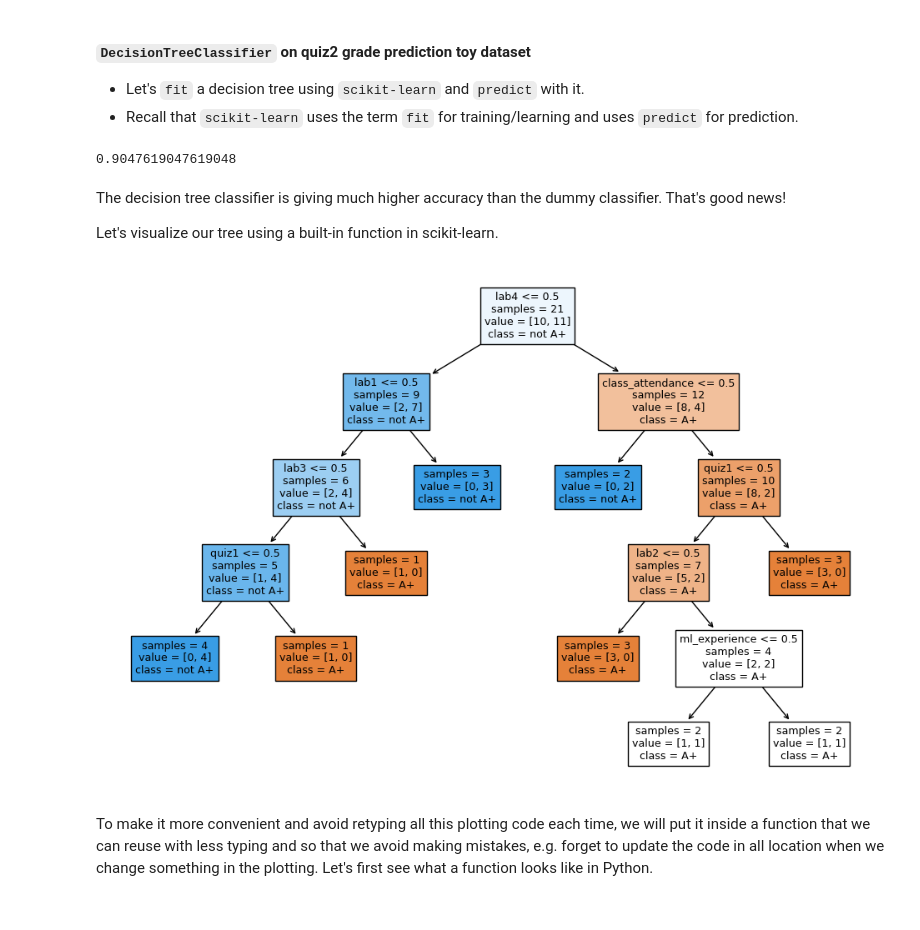
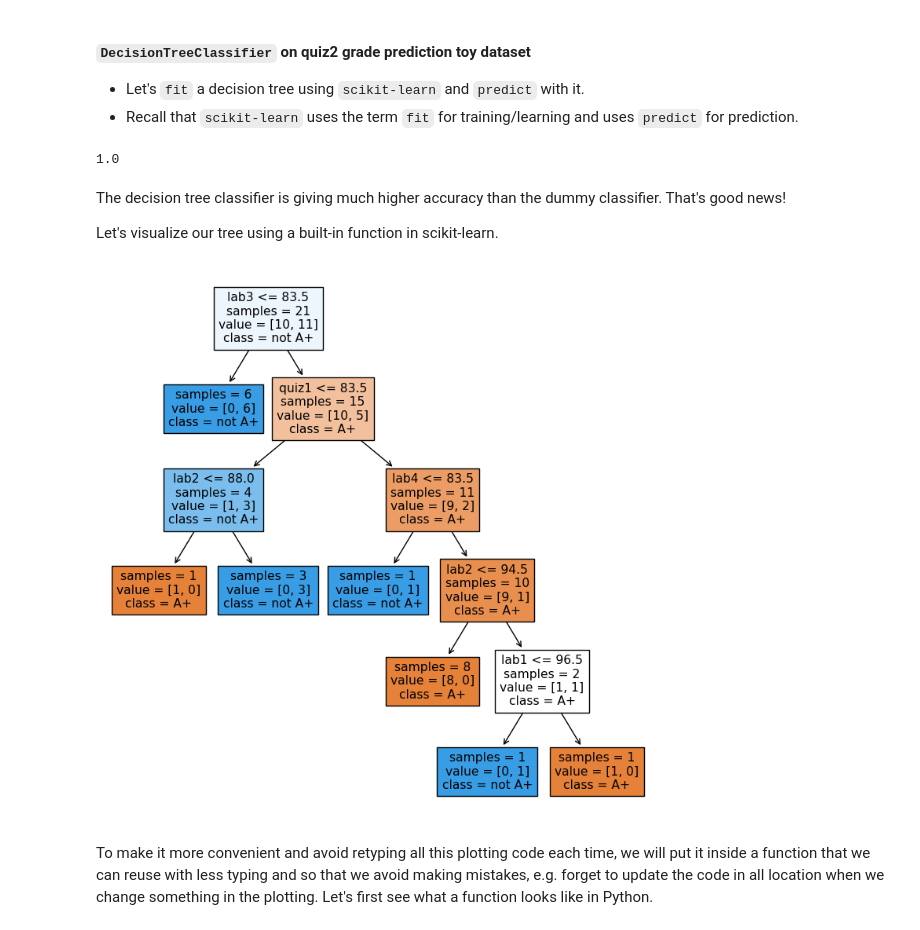
Before and after one commit to UBC-MDS/intro-to-ml-workshop, a Jupyter notebook: modules/01_terminology-baselines-decision-trees.ipynb, the cells around one changed output. Drawn from its saved outputs; the diff is of its cells as text; code cells hidden in the pictures.

```diff
--- a/modules/01_terminology-baselines-decision-trees.ipynb
+++ b/modules/01_terminology-baselines-decision-trees.ipynb
@@ -399,8 +400,8 @@ Name: quiz2, dtype: object
 #### `DummyClassifier` on quiz2 grade prediction toy dataset
 # %%
 dummy_clf = DummyClassifier()
-dummy_clf.fit(X_binary, y)
-dummy_clf.score(X_binary, y)
+dummy_clf.fit(X, y)
+dummy_clf.score(X, y)
 # %% [output]
 0.5238095238095238
 # %% [markdown]
@@ -418,12 +419,12 @@ from sklearn.tree import DecisionTreeClassifier
 model = DecisionTreeClassifier(random_state=109)
 
 # Fit a decision tree
-model.fit(X_binary, y)
+model.fit(X, y)
 
 # Assess the model
-model.score(X_binary, y)
+model.score(X, y)
 # %% [output]
-0.9047619047619048
+1.0
 # %% [markdown]
 The decision tree classifier is giving much higher accuracy than the dummy classifier. That's good news!
 
@@ -431,18 +432,18 @@ Let's visualize our tree using a built-in function in scikit-learn.
 # %%
 from sklearn.tree import plot_tree
 import matplotlib.pyplot as plt
 
 
 plot_tree(
     model,
     feature_names=model.feature_names_in_,
     class_names=model.classes_,
     filled=True,
     impurity=False,
-    ax=plt.subplots(figsize=(12, 8))[1],  # We need to create a figure to control the overall plot size
+    ax=plt.subplots(figsize=(9, 9))[1],  # We need to create a figure to control the overall plot size
 );
 # %% [output]
-[figure, old version]
+[figure, new version]
 # %% [markdown]
 To make it more convenient and avoid retyping all this plotting code each time, we will put it inside a function that we can reuse with less typing and so that we avoid making mistakes, e.g. forget to update the code in all location when we change something in the plotting. Let's first see what a function looks like in Python.
 # %%
```
Also changed, not shown: parts of 18 cells of this notebook.
